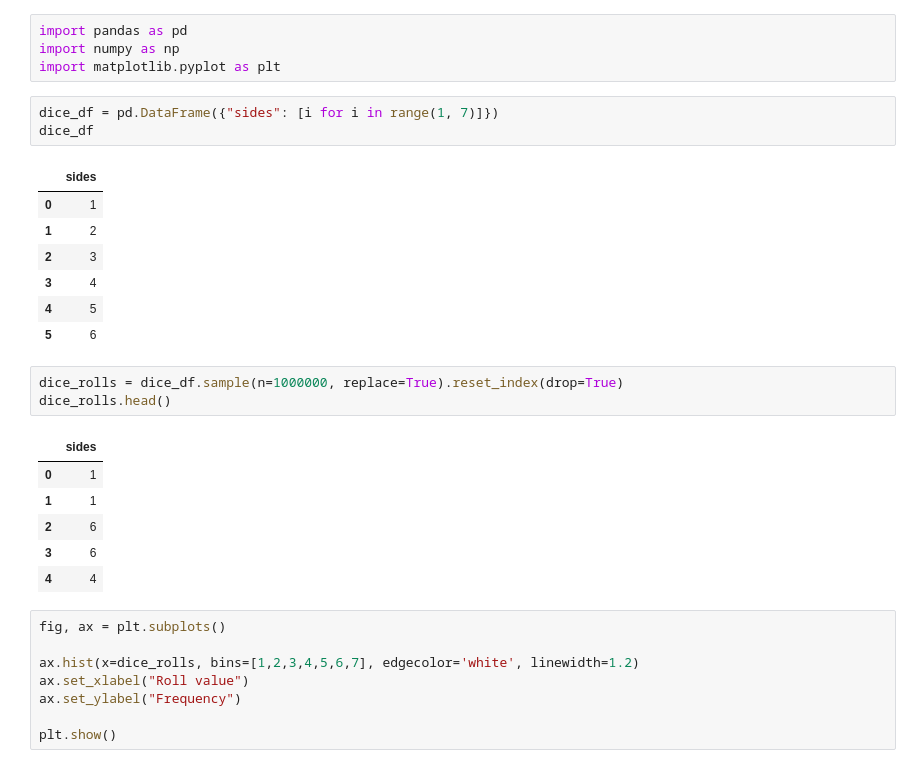
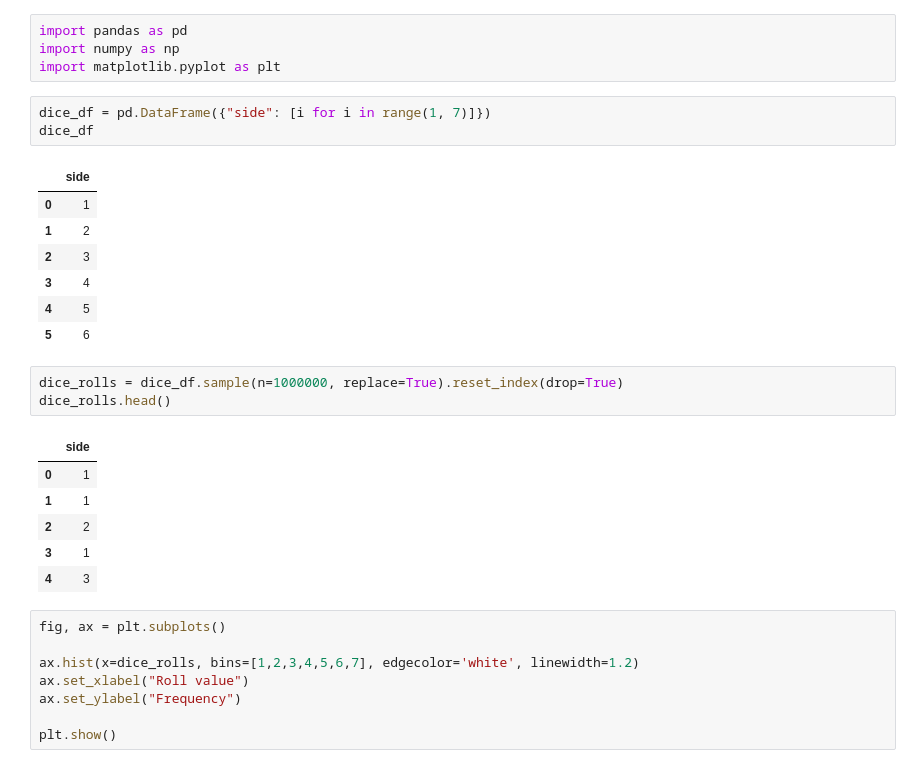
Before and after one commit to Ryhhill1998/central_limit_theorem, a Jupyter notebook: dice.ipynb, the cells around one changed output. Cells and saved outputs as stored; diff of their text form.

```diff
--- a/dice.ipynb
+++ b/dice.ipynb
@@ -3,10 +3,10 @@ import pandas as pd
 import numpy as np
 import matplotlib.pyplot as plt
 # %%
-dice_df = pd.DataFrame({"sides": [i for i in range(1, 7)]})
+dice_df = pd.DataFrame({"side": [i for i in range(1, 7)]})
 dice_df
 # %% [output]
-|  | sides |
+|  | side |
 | 0 | 1 |
 | 1 | 2 |
 | 2 | 3 |
@@ -17,12 +17,12 @@ dice_df
 dice_rolls = dice_df.sample(n=1000000, replace=True).reset_index(drop=True)
 dice_rolls.head()
 # %% [output]
-|  | sides |
+|  | side |
 | 0 | 1 |
 | 1 | 1 |
-| 2 | 6 |
-| 3 | 6 |
-| 4 | 4 |
+| 2 | 2 |
+| 3 | 1 |
+| 4 | 3 |
 # %%
 fig, ax = plt.subplots()
 
```
Also changed, not shown: parts of 6 cells of this notebook, 1 other file.
